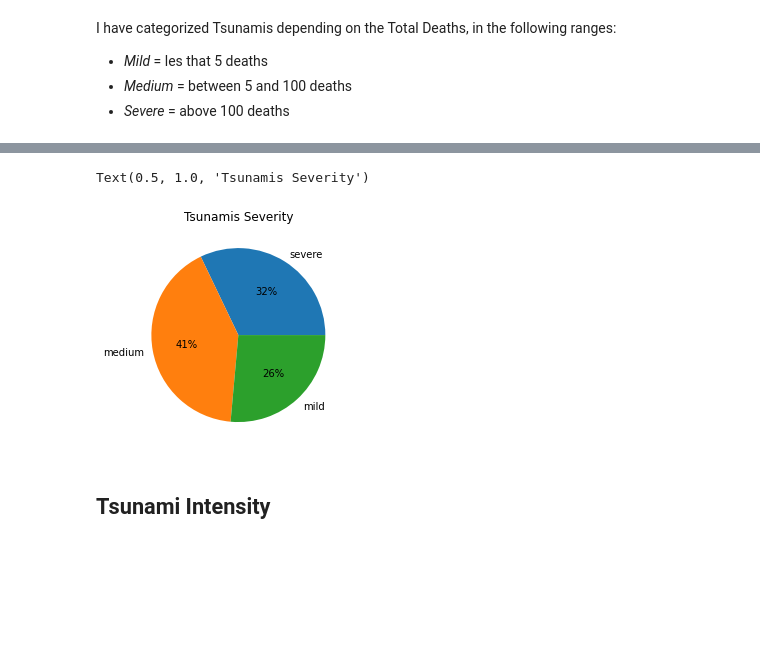
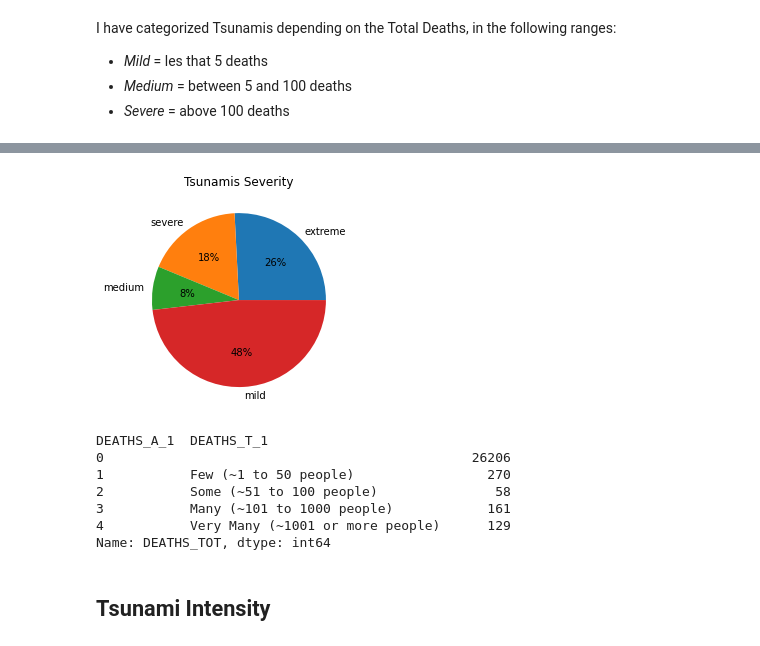
Before and after one commit to ImyPG/Natural-Disaster-Prediction, a Jupyter notebook: ND.ipynb, the cells around one changed output, grey strips where cells are left out. Drawn from its saved outputs; the diff is of its cells as text; code cells hidden in the pictures; blank space fills up the shorter version.

```diff
--- a/ND.ipynb
+++ b/ND.ipynb
@@ -226,12 +229,21 @@ Name: Total Deaths, dtype: int64
 # %%
-Range=['severe','medium','mild']
-Range_values=[158,204,130]
+Range=['extreme','severe','medium','mild']
+Range_values=[128,89,40,239]
 fig, ax = plt.subplots()
 ax.pie(Range_values,labels=Range, autopct='%1.0f%%')
-ax.set_title('Tsunamis Severity')
+ax.set_title('Tsunamis Severity');
 # %% [output]
-Text(0.5, 1.0, 'Tsunamis Severity')
-[figure, old version]
+[figure, new version]
+# %%
+tsunamis.groupby(['DEATHS_A_1','DEATHS_T_1'])['DEATHS_TOT'].count()
+# %% [output]
+DEATHS_A_1  DEATHS_T_1
+0                                               26206
+1           Few (~1 to 50 people)                 270
+2           Some (~51 to 100 people)               58
+3           Many (~101 to 1000 people)            161
+4           Very Many (~1001 or more people)      129
+Name: DEATHS_TOT, dtype: int64
 # %% [markdown]
 ## Tsunami Intensity ##
 # %% [markdown]
```
Also changed, not shown: parts of 22 cells of this notebook.
